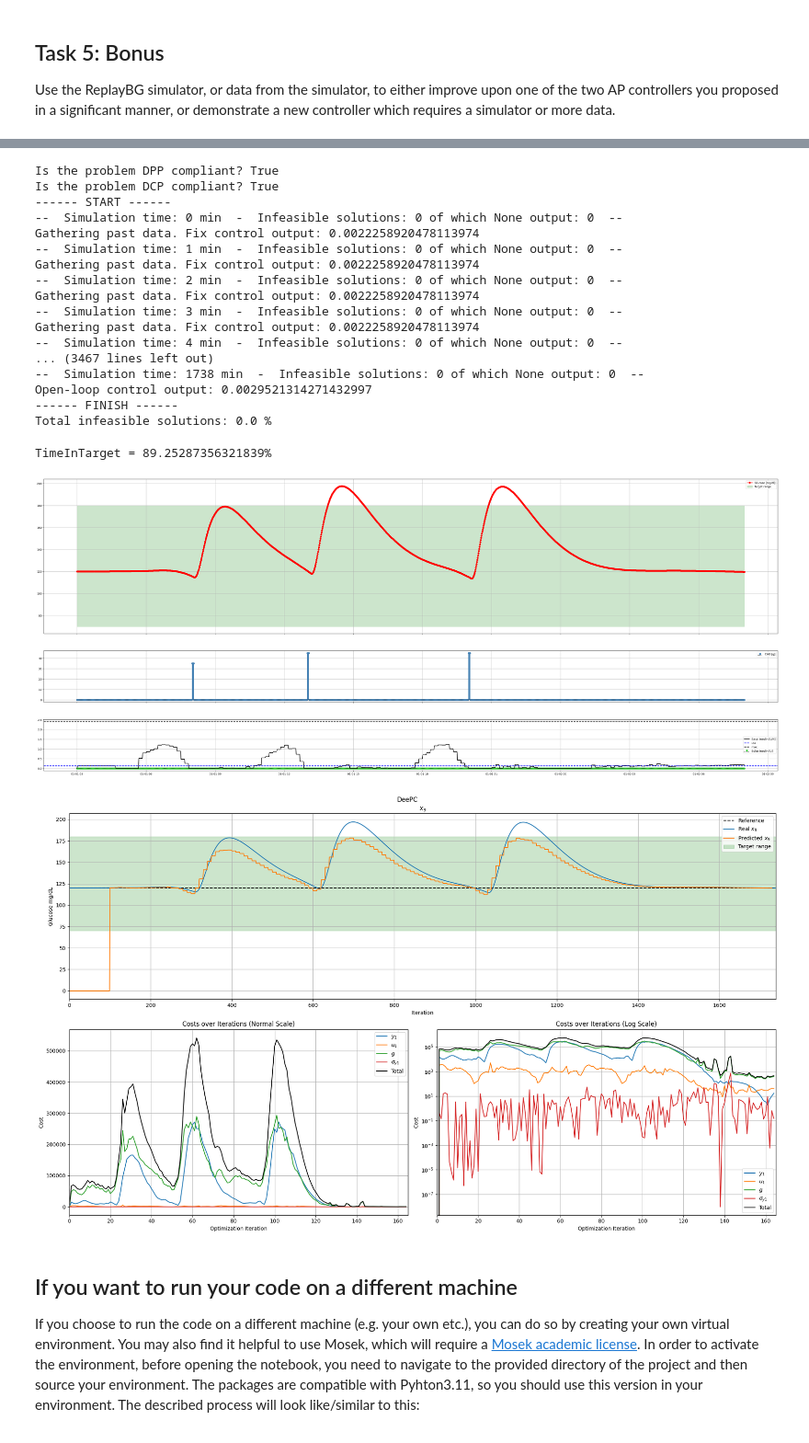
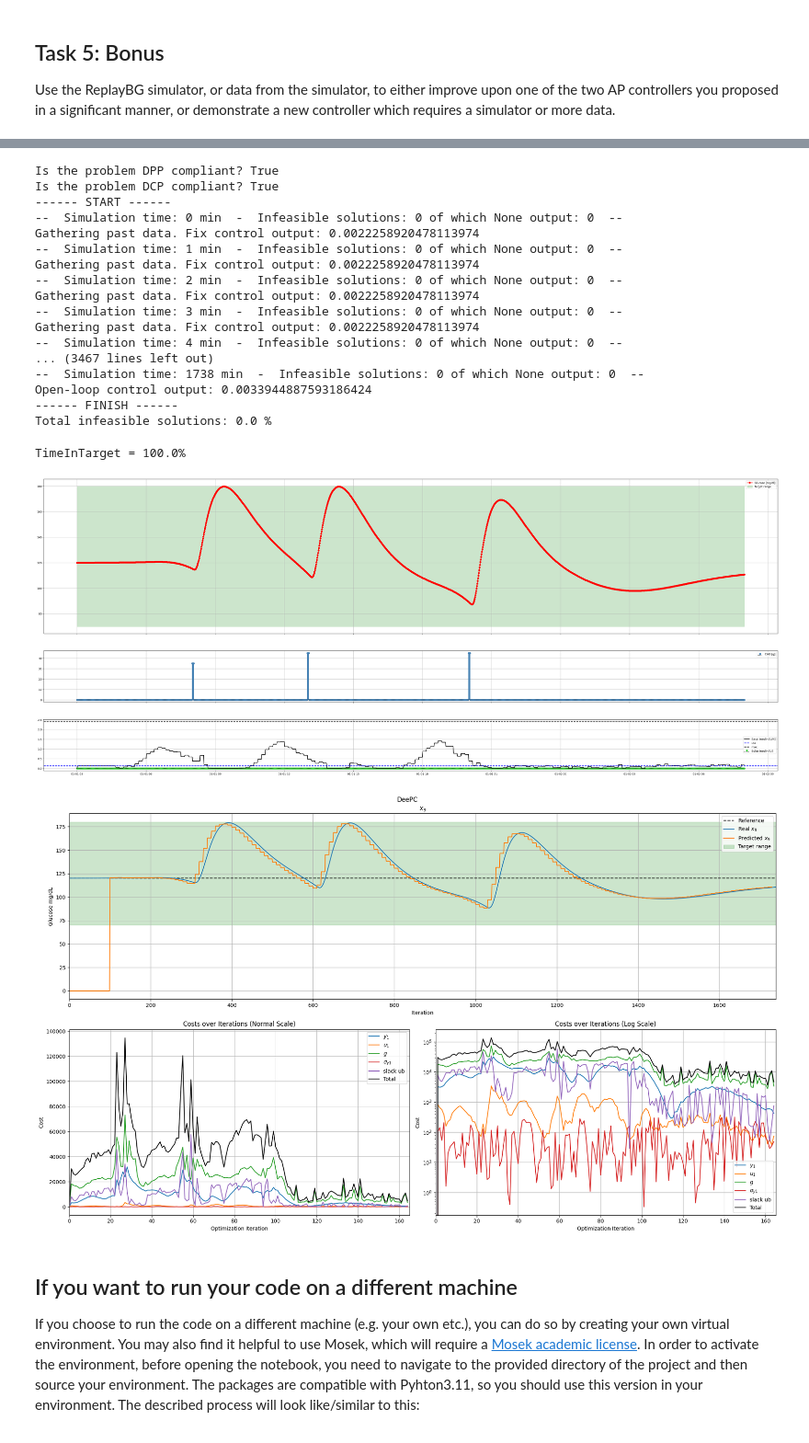
Before and after one commit to Jackmastro/MPC_DeePC_COCO, a Jupyter notebook: COCO2024project_GiacomoMastroddi.ipynb, the cells around one changed output, grey strips where cells are left out. Shown at 92% size. Saved outputs shown, nothing was run; the diff lists cells and outputs as text; code cells hidden in the pictures.

Commit message:
bonus 100%

```diff
--- a/COCO2024project_GiacomoMastroddi.ipynb
+++ b/COCO2024project_GiacomoMastroddi.ipynb
@@ -1992,7 +1985,7 @@ p = 1
 # Trajectory
 control_horizon = 10
 discret_time = 10
-K = 250
+K = 300
 T_fut = K
 assert K % discret_time == 0, "K should be a multiple of the discretization time."
 assert K >= control_horizon, "K should be greater than the control horizon."
@@ -2027,8 +2020,8 @@ data_d.columns = ['meal', 'input', 'x_5', 'x_8']
 num_hankel_rows_d = (m + p) * L_d
 print("Number of Hankel rows:", num_hankel_rows_d)
 
-ratio_H_y = 2.5 # ratio between width and height of H_y (for square H with ratio 2)
-num_hankel_cols_d = int(m * L_d * ratio_H_y) # same number of columns for H_u and H_y
+ratio_H_u = 2.5 # ratio between width and height of H_u (for square H with ratio 1.5)
+num_hankel_cols_d = int(m * L_d * ratio_H_u) # same number of columns for H_u and H_y
 # num_hankel_cols = T - L + 1
 print("Number of Hankel columns:", num_hankel_cols_d)
 
@@ -2049,10 +2042,9 @@ for i in range(num_hankel_cols_d):
 H = (H_u1_d, H_u2_d, H_y1_d)
 
 # Tuning parameters
-q1 = 60
-r1 = 0.9e6
+q1 = 1
+r1 = 1e6
 lambda_g = 10
 lambda_sigma = 1e6
-s_ub = 0
-s_lb = 0
+s_ub = 1
 # %% [output]
@@ -2074,7 +2066,7 @@ data_given = pd.read_csv('data/default_data.csv')
 print_output = True
 
 # Instatiating DeePC
-controller_DeePC = DeePController_bonus(T_past, T_fut, num_hankel_cols_d, q1, r1, lambda_g, lambda_sigma, s_ub, s_lb, control_horizon, discret_time, H, print_output=print_output)
+controller_DeePC = DeePController_bonus(T_past, T_fut, num_hankel_cols_d, q1, r1, lambda_g, lambda_sigma, s_ub, control_horizon, discret_time, H, print_output=print_output)
 
 # Running the simulation
 print("------ START ------")
@@ -2109,11 +2101,11 @@ Gathering past data. Fix control output: 0.0022258920478113974
 --  Simulation time: 4 min  -  Infeasible solutions: 0 of which None output: 0  --
 ... (3467 lines left out)
 --  Simulation time: 1738 min  -  Infeasible solutions: 0 of which None output: 0  --
-Open-loop control output: 0.0029521314271432997
+Open-loop control output: 0.0033944887593186424
 ------ FINISH ------
 Total infeasible solutions: 0.0 %
-TimeInTarget = 89.25287356321839%
+TimeInTarget = 100.0%
-[figure, old version]
+[figure, new version]
 # %%
 ##################################### Post-Processing - Additional Plots - Bonus ###################################
 tot_cost = controller_DeePC.tot_cost
@@ -2121,8 +2113,7 @@ y1_cost = np.zeros(controller_DeePC.y1_var_open_loop.shape[0])
 u1_cost = np.zeros(controller_DeePC.u1_var_open_loop.shape[0])
 g_cost = np.zeros(controller_DeePC.g_var_open_loop.shape[0])
 sigma_y1_cost = np.zeros(controller_DeePC.sigma_y1_var_open_loop.shape[0])
-# slack_y1_ub_cost = np.zeros(controller_DeePC.slack_y1_ub_var_open_loop.shape[0])
-# slack_y1_lb_cost = np.zeros(controller_DeePC.slack_y1_lb_var_open_loop.shape[0])
+slack_y1_ub_cost = np.zeros(controller_DeePC.slack_y1_ub_var_open_loop.shape[0])
 g_zero_norm = np.zeros(controller_DeePC.g_var_open_loop.shape[0])
 
 for i in range(1, controller_DeePC.y1_var_open_loop.shape[0]):
@@ -2133,16 +2124,15 @@ for i in range(1, controller_DeePC.y1_var_open_loop.shape[0]):
         u1_cost[i] = 0
         g_cost[i] = 0
         sigma_y1_cost[i] = 0
-        # slack_y1_ub_cost[i] = 0
-        # slack_y1_lb_cost[i] = 0
+        slack_y1_ub_cost[i] = 0
+        slack_y1_lb_cost[i] = 0
         g_zero_norm[i] = 0
     else:
         y1_cost[i] = (controller_DeePC.y1_var_open_loop[i,:] - controller_DeePC.y1_ref).T @ controller_DeePC.Q1 @ (controller_DeePC.y1_var_open_loop[i,:] - controller_DeePC.y1_ref)
         u1_cost[i] = (controller_DeePC.u1_var_open_loop[i,:] - controller_DeePC.u1_ref).T @ controller_DeePC.R1 @ (controller_DeePC.u1_var_open_loop[i,:] - controller_DeePC.u1_ref)
         g_cost[i] = np.linalg.norm(controller_DeePC.g_var_open_loop[i,:], 1) * controller_DeePC.lambda_g
         sigma_y1_cost[i] = np.linalg.norm(controller_DeePC.sigma_y1_var_open_loop[i,:], 1) * controller_DeePC.lambda_sigma
-        # slack_y1_ub_cost[i] = controller_DeePC.slack_y1_ub_var_open_loop[i,:].T @ controller_DeePC.slack_y1_ub_var_open_loop[i,:] * controller_DeePC.s_ub
-        # slack_y1_lb_cost[i] = controller_DeePC.slack_y1_lb_var_open_loop[i,:].T @ controller_DeePC.slack_y1_lb_var_open_loop[i,:] * controller_DeePC.s_lb
+        slack_y1_ub_cost[i] = controller_DeePC.slack_y1_ub_var_open_loop[i,:].T @ controller_DeePC.slack_y1_ub_var_open_loop[i,:] * controller_DeePC.s_ub
         # slack_y1_ub_cost[i] = np.sum(controller_DeePC.slack_y1_ub_var_open_loop[i,:]) * controller_DeePC.s_ub
         # slack_y1_lb_cost[i] = np.sum(controller_DeePC.slack_y1_lb_var_open_loop[i,:]) * controller_DeePC.s_lb
         g_zero_norm[i] = np.linalg.norm(controller_DeePC.g_var_open_loop[i,:], 0)
@@ -2173,36 +2163,35 @@ ax1.grid()
 ax1.set_xlim(0, x_max)
 
 # Variables for the loop
 plots_info = [
     (fig.add_subplot(gs[1, 0]), 'Costs over Iterations (Normal Scale)', 'linear'),
     (fig.add_subplot(gs[1, 1]), 'Costs over Iterations (Log Scale)', 'log')
     ]
 costs_data = [
     (y1_cost, r'$y_1$'),
     (u1_cost, r'$u_1$'),
     (g_cost, r'$g$'),
     (sigma_y1_cost, r'$\sigma_{y1}$'),
-    # (slack_y1_ub_cost, 'slack ub'),
-    # (slack_y1_lb_cost, 'slack lb'),
+    (slack_y1_ub_cost, 'slack ub'),
     (tot_cost, 'Total', 'k')
     ]
 # Costs
 for ax, title, yscale in plots_info:
     for data, label, *color in costs_data:
         ax.plot(data, label=label, color=color[0] if color else None)
     ax.set_xlabel('Optimization Iteration')
     ax.set_ylabel('Cost')
     ax.set_title(title)
     ax.legend()
     ax.grid()
     ax.set_xlim(0, len(tot_cost))
     ax.set_yscale(yscale)
 
 plt.tight_layout()
 plt.show()
 plt.close()
 # %% [output]
-[figure, old version]
+[figure, new version]
 # %% [markdown]
 ## If you want to run your code on a different machine
 
```
Also changed, not shown: parts of 3 cells of this notebook.
